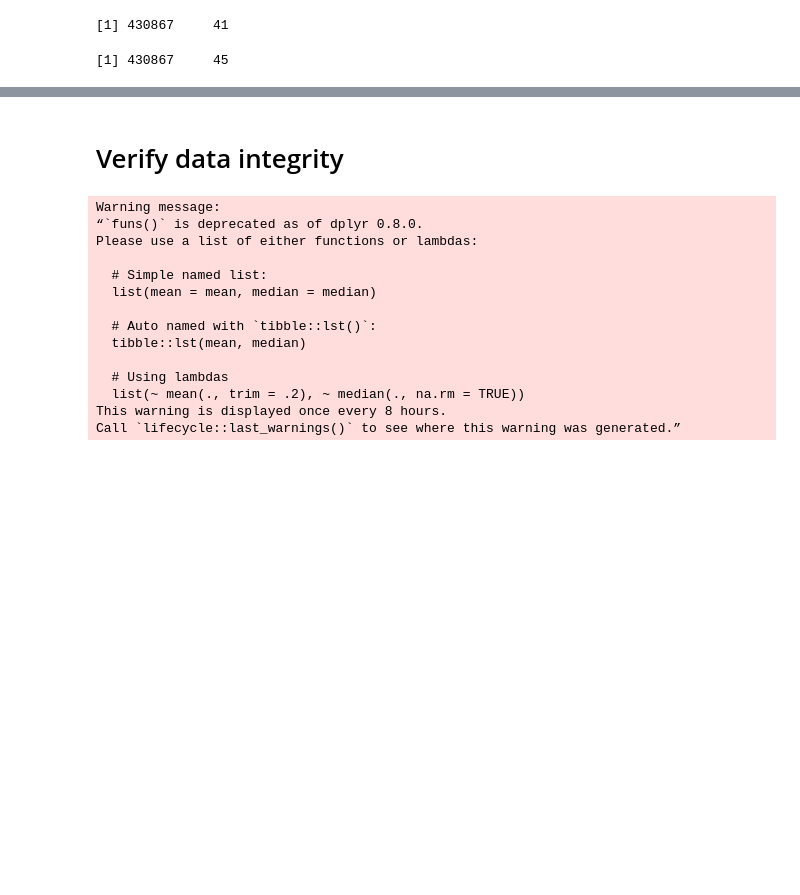
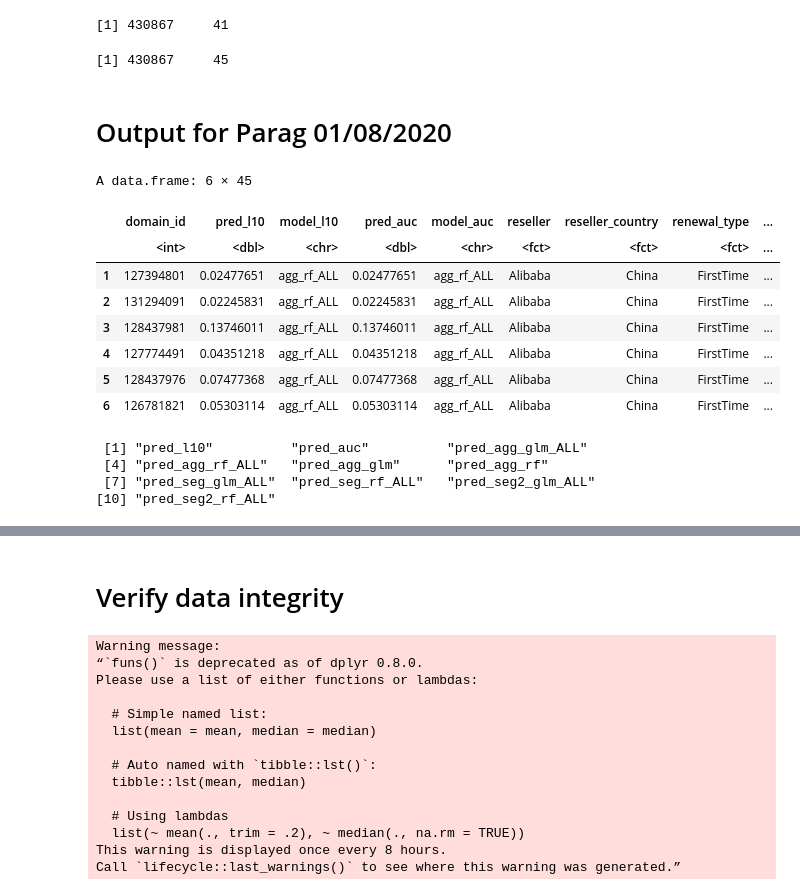
Before and after one commit to liouviaglou/Domains, a Jupyter notebook: scripts/phaseII_06_fallbacksupp/16_fallbackmeta_analysis_deliv.ipynb, the cells around one changed output, grey strips where cells are left out. Drawn from its saved outputs; the diff is of its cells as text; code cells hidden in the pictures; blank space fills up the shorter version.

Commit message:
added output per 01/08 request

```diff
--- a/scripts/phaseII_06_fallbacksupp/16_fallbackmeta_analysis_deliv.ipynb
+++ b/scripts/phaseII_06_fallbacksupp/16_fallbackmeta_analysis_deliv.ipynb
@@ -307,3 +307,25 @@ dim(preds_all)
 [1] 491777     37
 [1] 430867     41
 [1] 430867     45
+# %% [markdown]
+# Output for Parag 01/08/2020
+# %%
+head(preds_all)
+# %% [output]
+A data.frame: 6 × 45
+|  | domain_id | pred_l10 | model_l10 | pred_auc | model_auc | reseller | reseller_country | renewal_type | ... |
+|  | <int> | <dbl> | <chr> | <dbl> | <chr> | <fct> | <fct> | <fct> | ... |
+| 1 | 127394801 | 0.02477651 | agg_rf_ALL | 0.02477651 | agg_rf_ALL | Alibaba | China | FirstTime | ... |
+| 2 | 131294091 | 0.02245831 | agg_rf_ALL | 0.02245831 | agg_rf_ALL | Alibaba | China | FirstTime | ... |
+| 3 | 128437981 | 0.13746011 | agg_rf_ALL | 0.13746011 | agg_rf_ALL | Alibaba | China | FirstTime | ... |
+| 4 | 127774491 | 0.04351218 | agg_rf_ALL | 0.04351218 | agg_rf_ALL | Alibaba | China | FirstTime | ... |
+| 5 | 128437976 | 0.07477368 | agg_rf_ALL | 0.07477368 | agg_rf_ALL | Alibaba | China | FirstTime | ... |
+| 6 | 126781821 | 0.05303114 | agg_rf_ALL | 0.05303114 | agg_rf_ALL | Alibaba | China | FirstTime | ... |
+# %%
+cols_long <- preds_all %>% select(contains('pred_')) %>% names()
+cols_long
+# %% [output]
+ [1] "pred_l10"          "pred_auc"          "pred_agg_glm_ALL"
+ [4] "pred_agg_rf_ALL"   "pred_agg_glm"      "pred_agg_rf"
+ [7] "pred_seg_glm_ALL"  "pred_seg_rf_ALL"   "pred_seg2_glm_ALL"
+[10] "pred_seg2_rf_ALL"
```
Also changed, not shown: parts of 3 cells of this notebook.
